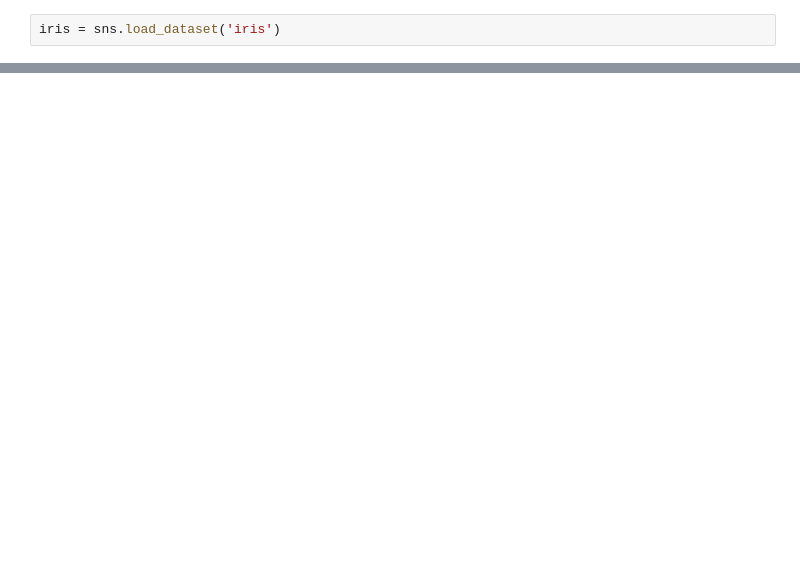
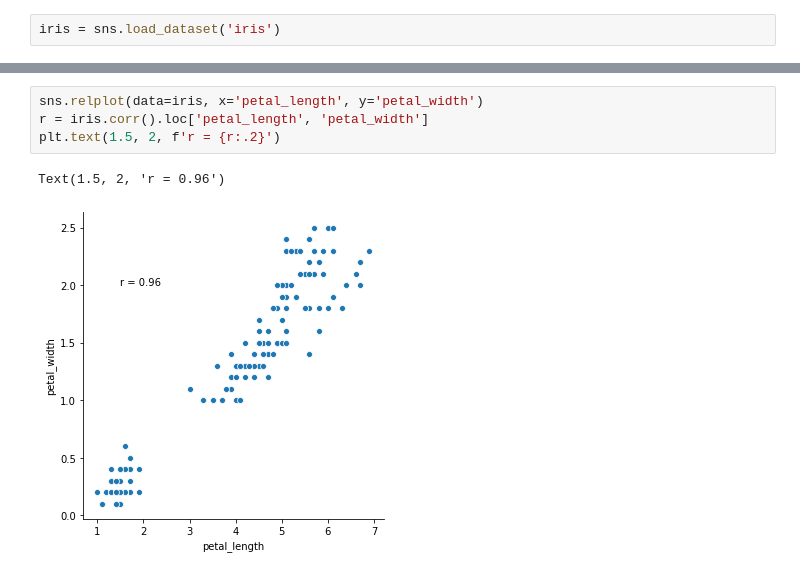
Before and after one commit to sunwenliang14/python-exercises, a Jupyter notebook: 4.8.5_seaborn_exercises.ipynb, the cells around one changed output, grey strips where cells are left out. Cells and saved outputs as stored; diff of their text form; blank space fills up the shorter version.

```diff
--- a/4.8.5_seaborn_exercises.ipynb
+++ b/4.8.5_seaborn_exercises.ipynb
@@ -25 +35,8 @@ iris
+# %%
+sns.relplot(data=iris, x='petal_length', y='petal_width')
+r = iris.corr().loc['petal_length', 'petal_width']
+plt.text(1.5, 2, f'r = {r:.2}')
+# %% [output]
+Text(1.5, 2, 'r = 0.96')
+[figure, added]
 # %%
```
Also changed, not shown: parts of 19 cells of this notebook.
